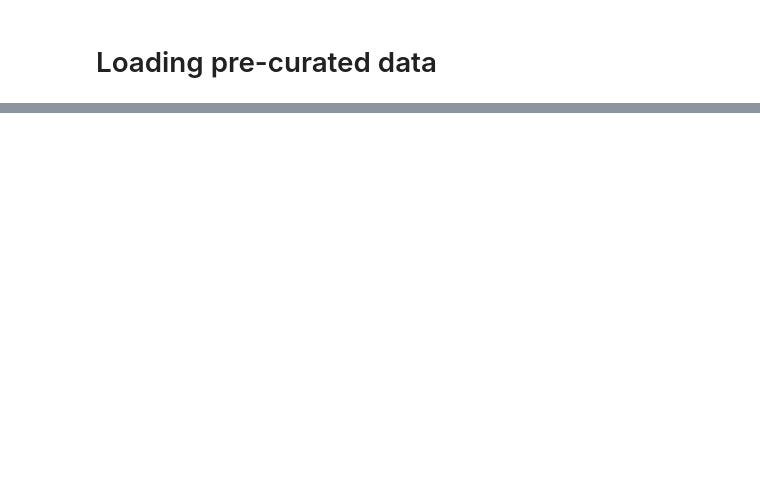
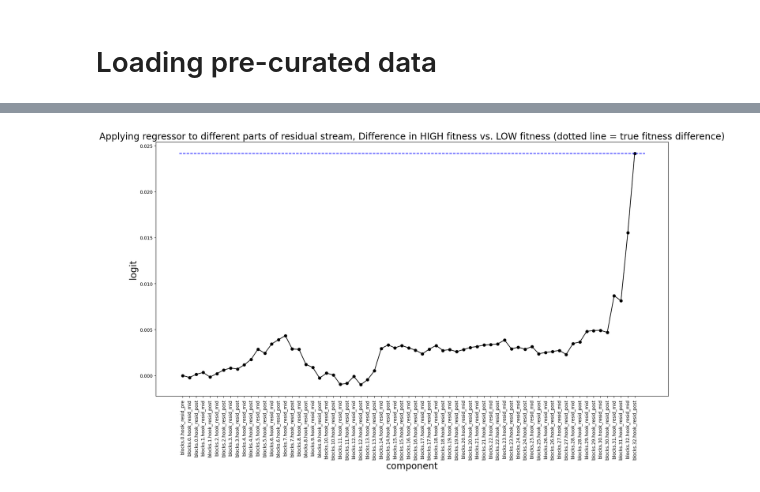
Before and after one commit to blab/mutational-embedding-vectors, a Jupyter notebook: notebooks/plm_circuits/ex23_interpreting_heads.ipynb, the cells around one changed output, grey strips where cells are left out. Cells and saved outputs as stored; diff of their text form; code cells hidden in the pictures; blank space fills up the shorter version.

```diff
--- a/notebooks/plm_circuits/ex23_interpreting_heads.ipynb
+++ b/notebooks/plm_circuits/ex23_interpreting_heads.ipynb
@@ -386,0 +452,17 @@ max fitness diff: 0.0382
+# %%
+fit_mean_diff_high_low = output_logits[clean_tok_idxs,logit_id].mean(dim=0).cpu().numpy() - output_logits[corr_tok_idxs,logit_id].mean(dim=0).cpu().numpy()
+# %%
+# display results
+fig, ax = plt.subplots(1,1,figsize=(20,10))
+ax.plot(list(range(len(resid_component_names))), clean_resid_layer_results.mean(dim=0).cpu().numpy() - corr_resid_layer_results.mean(dim=0).cpu().numpy(), color="black")
+ax.scatter(list(range(len(resid_component_names))), clean_resid_layer_results.mean(dim=0).cpu().numpy() - corr_resid_layer_results.mean(dim=0).cpu().numpy(), color="black")
+
+ax.plot([-0.5, len(resid_component_names)+0.5], [fit_mean_diff_high_low for _ in range(2)], linestyle="dashed", color="blue")
+
+ax.set_title("Applying regressor to different parts of residual stream, Difference in HIGH fitness vs. LOW fitness (dotted line = true fitness difference)", fontsize=20)
+ax.set_xticks(list(range(len(resid_component_names))), resid_component_names, rotation="vertical")
+ax.set_xlabel("component", fontsize=20)
+ax.set_ylabel("logit", fontsize=20)
+plt.show()
+# %% [output]
+[figure, added]
```
Also changed, not shown: parts of 36 cells of this notebook, 1 other file.
